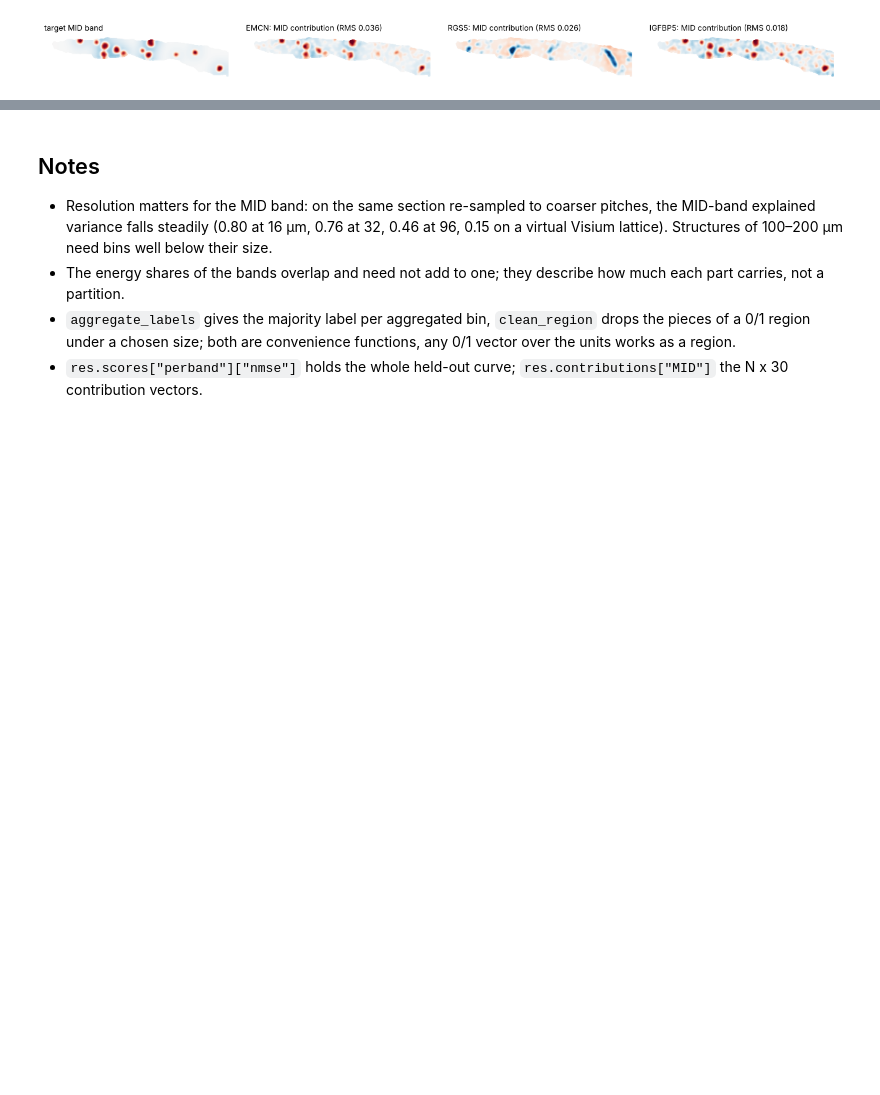
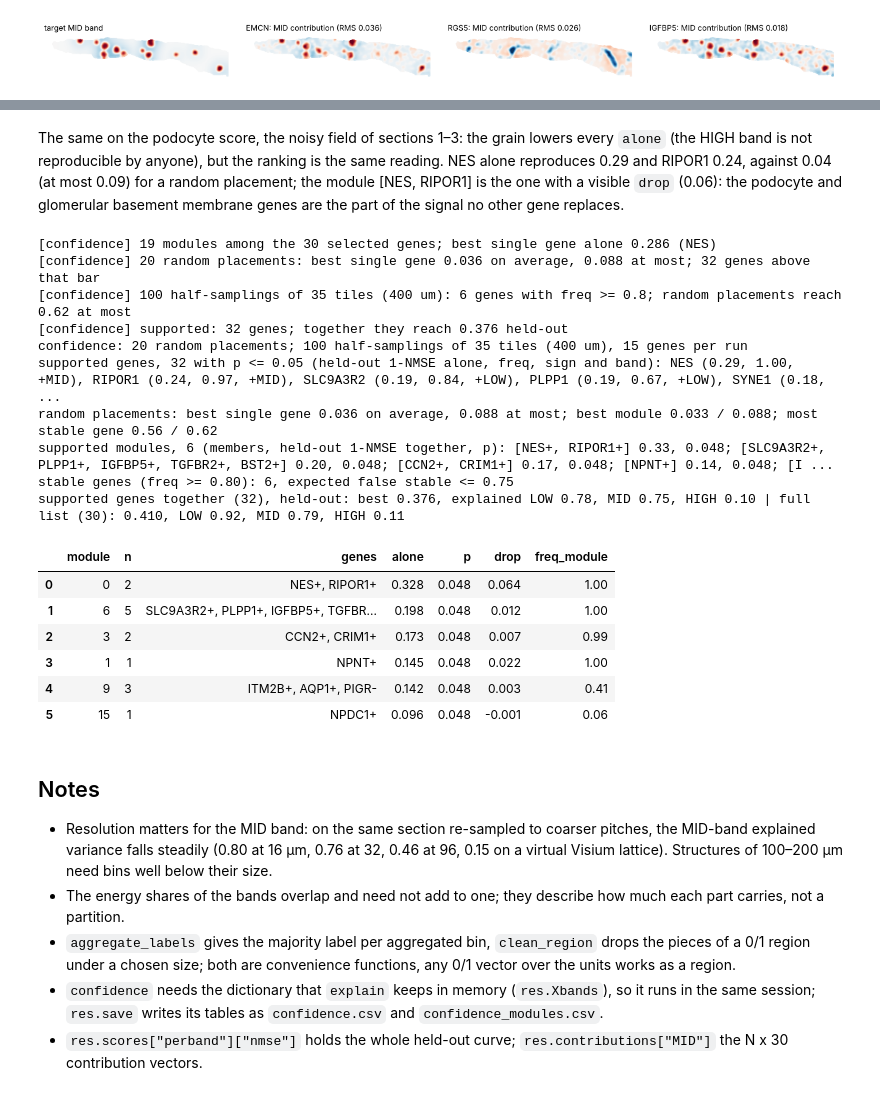
Before and after one commit to BMEngineeR/scalematch, a Jupyter notebook: tutorials/02_continuous_target_visium_hd.ipynb, the cells around one changed output, grey strips where cells are left out. Saved outputs shown, nothing was run; the diff lists cells and outputs as text; code cells hidden in the pictures; blank space fills up the shorter version.

```diff
--- a/tutorials/02_continuous_target_visium_hd.ipynb
+++ b/tutorials/02_continuous_target_visium_hd.ipynb
@@ -182,0 +230,24 @@ res.save("output/kidney16_podocyte")
+# %% [markdown]
+The same on the podocyte score, the noisy field of sections 1–3: the grain lowers every `alone` (the HIGH band is not reproducible by anyone), but the ranking is the same reading. NES alone reproduces 0.29 and RIPOR1 0.24, against 0.04 (at most 0.09) for a random placement; the module [NES, RIPOR1] is the one with a visible `drop` (0.06): the podocyte and glomerular basement membrane genes are the part of the signal no other gene replaces.
+# %%
+conf = sm.confidence(res, seed=0)
+print(conf.summary())
+conf.modules.head(6)[["module", "n", "genes", "alone", "p", "drop", "freq_module"]].round(3)
+# %% [output]
+[confidence] 19 modules among the 30 selected genes; best single gene alone 0.286 (NES)
+[confidence] 20 random placements: best single gene 0.036 on average, 0.088 at most; 32 genes above that bar
+[confidence] 100 half-samplings of 35 tiles (400 um): 6 genes with freq >= 0.8; random placements reach 0.62 at most
+[confidence] supported: 32 genes; together they reach 0.376 held-out
+confidence: 20 random placements; 100 half-samplings of 35 tiles (400 um), 15 genes per run
+supported genes, 32 with p <= 0.05 (held-out 1-NMSE alone, freq, sign and band): NES (0.29, 1.00, +MID), RIPOR1 (0.24, 0.97, +MID), SLC9A3R2 (0.19, 0.84, +LOW), PLPP1 (0.19, 0.67, +LOW), SYNE1 (0.18,  ...
+random placements: best single gene 0.036 on average, 0.088 at most; best module 0.033 / 0.088; most stable gene 0.56 / 0.62
+supported modules, 6 (members, held-out 1-NMSE together, p): [NES+, RIPOR1+] 0.33, 0.048; [SLC9A3R2+, PLPP1+, IGFBP5+, TGFBR2+, BST2+] 0.20, 0.048; [CCN2+, CRIM1+] 0.17, 0.048; [NPNT+] 0.14, 0.048; [I ...
+stable genes (freq >= 0.80): 6, expected false stable <= 0.75
+supported genes together (32), held-out: best 0.376, explained LOW 0.78, MID 0.75, HIGH 0.10 | full list (30): 0.410, LOW 0.92, MID 0.79, HIGH 0.11
+|  | module | n | genes | alone | p | drop | freq_module |
+| 0 | 0 | 2 | NES+, RIPOR1+ | 0.328 | 0.048 | 0.064 | 1.00 |
+| 1 | 6 | 5 | SLC9A3R2+, PLPP1+, IGFBP5+, TGFBR... | 0.198 | 0.048 | 0.012 | 1.00 |
+| 2 | 3 | 2 | CCN2+, CRIM1+ | 0.173 | 0.048 | 0.007 | 0.99 |
+| 3 | 1 | 1 | NPNT+ | 0.145 | 0.048 | 0.022 | 1.00 |
+| 4 | 9 | 3 | ITM2B+, AQP1+, PIGR- | 0.142 | 0.048 | 0.003 | 0.41 |
+| 5 | 15 | 1 | NPDC1+ | 0.096 | 0.048 | -0.001 | 0.06 |
@@ -186,4 +260,5 @@ res.save("output/kidney16_podocyte")
 * Resolution matters for the MID band: on the same section re-sampled to coarser pitches, the MID-band explained variance falls steadily (0.80 at 16 µm, 0.76 at 32, 0.46 at 96, 0.15 on a virtual Visium lattice). Structures of 100–200 µm need bins well below their size.
 * The energy shares of the bands overlap and need not add to one; they describe how much each part carries, not a partition.
 * `aggregate_labels` gives the majority label per aggregated bin, `clean_region` drops the pieces of a 0/1 region under a chosen size; both are convenience functions, any 0/1 vector over the units works as a region.
+* `confidence` needs the dictionary that `explain` keeps in memory (`res.Xbands`), so it runs in the same session; `res.save` writes its tables as `confidence.csv` and `confidence_modules.csv`.
 * `res.scores["perband"]["nmse"]` holds the whole held-out curve; `res.contributions["MID"]` the N x 30 contribution vectors.
```
Also changed, not shown: parts of 11 cells of this notebook, 9 other files.
